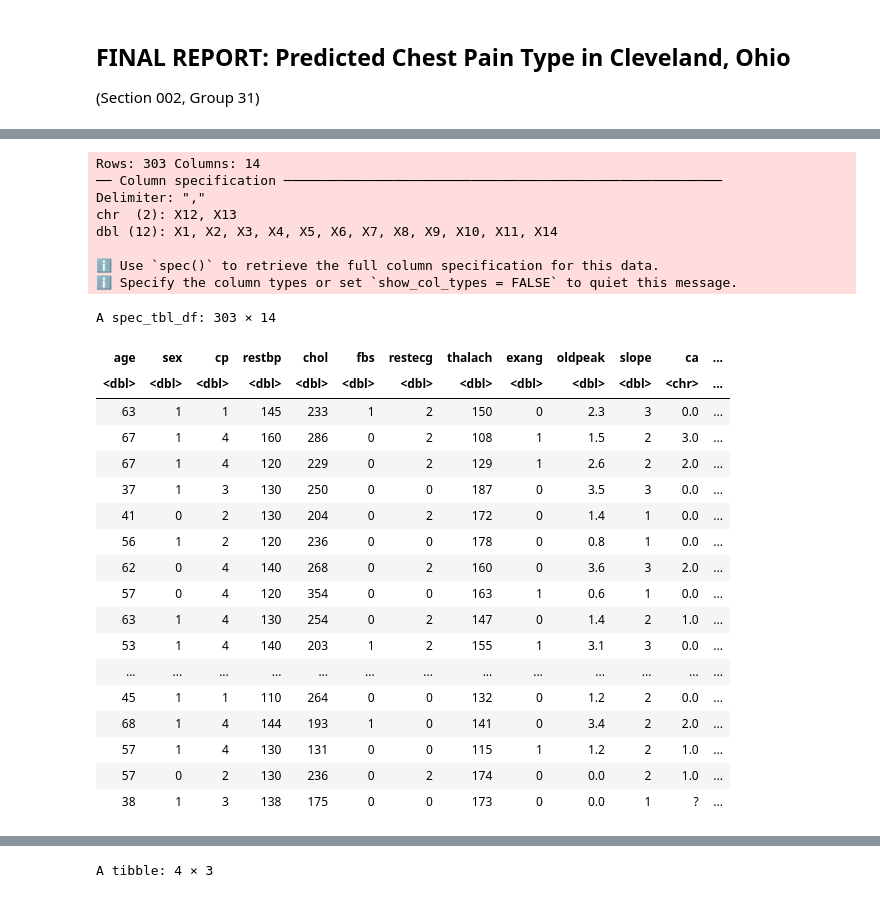
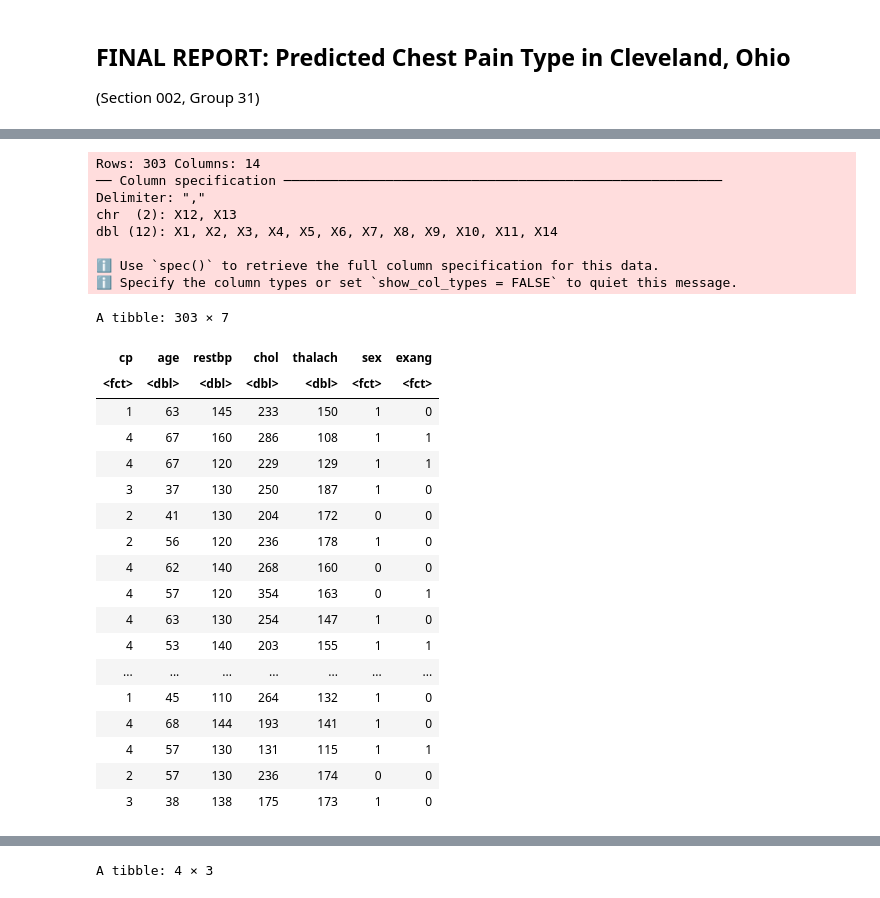
Before and after one commit to hebabm/group-31, a Jupyter notebook: finalreport.ipynb, the cells around one changed output, grey strips where cells are left out. Drawn from its saved outputs; the diff is of its cells as text; code cells hidden in the pictures.

```diff
--- a/finalreport.ipynb
+++ b/finalreport.ipynb
@@ -40,51 +46,60 @@ library(tidymodels)
 # %%
 #read data
 #add names to columns based on information from website
+#clean and wrangle data
+#select columns within the dataset corresponding with our selected variables of interest
+#mutate certain rows to change the type of character a variable is listed as
 
 data <- read_csv("https://archive.ics.uci.edu/ml/machine-learning-databases/heart-disease/processed.cleveland.data",
                            col_names = FALSE)
 heart_data <- data |>
         rename(
             age = X1,
             sex = X2,
             cp = X3,
             restbp = X4,
             chol = X5,
             fbs = X6,
             restecg = X7,
             thalach = X8,
             exang = X9,
             oldpeak = X10,
             slope = X11,
             ca = X12,
             thal = X13,
             num = X14)
-heart_data
+
+filter_data <- heart_data|>
+    select(cp, age, restbp, chol, thalach, sex, exang)|>
+    mutate(cp = as_factor(cp)) |>
+    mutate(sex = as_factor(sex)) |>
+    mutate(exang = as_factor(exang))
+filter_data
 # %% [output]
 Rows: 303 Columns: 14
 ── Column specification ────────────────────────────────────────────────────────
 Delimiter: ","
 chr  (2): X12, X13
 dbl (12): X1, X2, X3, X4, X5, X6, X7, X8, X9, X10, X11, X14
 
 ℹ Use `spec()` to retrieve the full column specification for this data.
 ℹ Specify the column types or set `show_col_types = FALSE` to quiet this message.
-A spec_tbl_df: 303 × 14
+A tibble: 303 × 7
-| age | sex | cp | restbp | chol | fbs | restecg | thalach | exang | oldpeak | slope | ca | ... |
-| <dbl> | <dbl> | <dbl> | <dbl> | <dbl> | <dbl> | <dbl> | <dbl> | <dbl> | <dbl> | <dbl> | <chr> | ... |
-| 63 | 1 | 1 | 145 | 233 | 1 | 2 | 150 | 0 | 2.3 | 3 | 0.0 | ... |
-| 67 | 1 | 4 | 160 | 286 | 0 | 2 | 108 | 1 | 1.5 | 2 | 3.0 | ... |
-| 67 | 1 | 4 | 120 | 229 | 0 | 2 | 129 | 1 | 2.6 | 2 | 2.0 | ... |
-| 37 | 1 | 3 | 130 | 250 | 0 | 0 | 187 | 0 | 3.5 | 3 | 0.0 | ... |
-| 41 | 0 | 2 | 130 | 204 | 0 | 2 | 172 | 0 | 1.4 | 1 | 0.0 | ... |
-| 56 | 1 | 2 | 120 | 236 | 0 | 0 | 178 | 0 | 0.8 | 1 | 0.0 | ... |
-| 62 | 0 | 4 | 140 | 268 | 0 | 2 | 160 | 0 | 3.6 | 3 | 2.0 | ... |
-| 57 | 0 | 4 | 120 | 354 | 0 | 0 | 163 | 1 | 0.6 | 1 | 0.0 | ... |
-| 63 | 1 | 4 | 130 | 254 | 0 | 2 | 147 | 0 | 1.4 | 2 | 1.0 | ... |
-| 53 | 1 | 4 | 140 | 203 | 1 | 2 | 155 | 1 | 3.1 | 3 | 0.0 | ... |
-| ... | ... | ... | ... | ... | ... | ... | ... | ... | ... | ... | ... | ... |
-| 45 | 1 | 1 | 110 | 264 | 0 | 0 | 132 | 0 | 1.2 | 2 | 0.0 | ... |
-| 68 | 1 | 4 | 144 | 193 | 1 | 0 | 141 | 0 | 3.4 | 2 | 2.0 | ... |
-| 57 | 1 | 4 | 130 | 131 | 0 | 0 | 115 | 1 | 1.2 | 2 | 1.0 | ... |
-| 57 | 0 | 2 | 130 | 236 | 0 | 2 | 174 | 0 | 0.0 | 2 | 1.0 | ... |
-| 38 | 1 | 3 | 138 | 175 | 0 | 0 | 173 | 0 | 0.0 | 1 | ? | ... |
+| cp | age | restbp | chol | thalach | sex | exang |
+| <fct> | <dbl> | <dbl> | <dbl> | <dbl> | <fct> | <fct> |
+| 1 | 63 | 145 | 233 | 150 | 1 | 0 |
+| 4 | 67 | 160 | 286 | 108 | 1 | 1 |
+| 4 | 67 | 120 | 229 | 129 | 1 | 1 |
+| 3 | 37 | 130 | 250 | 187 | 1 | 0 |
+| 2 | 41 | 130 | 204 | 172 | 0 | 0 |
+| 2 | 56 | 120 | 236 | 178 | 1 | 0 |
+| 4 | 62 | 140 | 268 | 160 | 0 | 0 |
+| 4 | 57 | 120 | 354 | 163 | 0 | 1 |
+| 4 | 63 | 130 | 254 | 147 | 1 | 0 |
+| 4 | 53 | 140 | 203 | 155 | 1 | 1 |
+| ... | ... | ... | ... | ... | ... | ... |
+| 1 | 45 | 110 | 264 | 132 | 1 | 0 |
+| 4 | 68 | 144 | 193 | 141 | 1 | 0 |
+| 4 | 57 | 130 | 131 | 115 | 1 | 1 |
+| 2 | 57 | 130 | 236 | 174 | 0 | 0 |
+| 3 | 38 | 138 | 175 | 173 | 1 | 0 |
```
Also changed, not shown: parts of 13 cells of this notebook.
